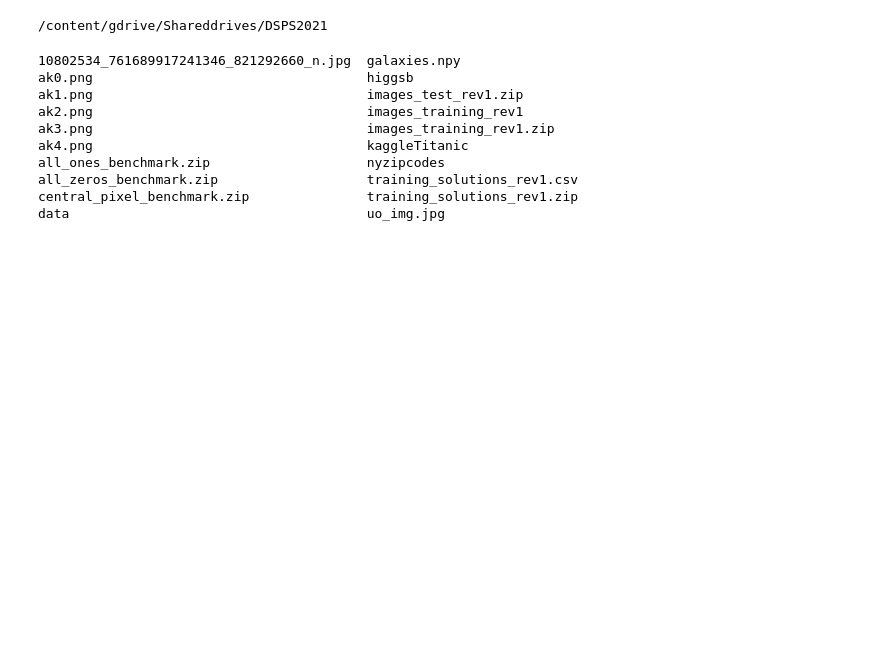
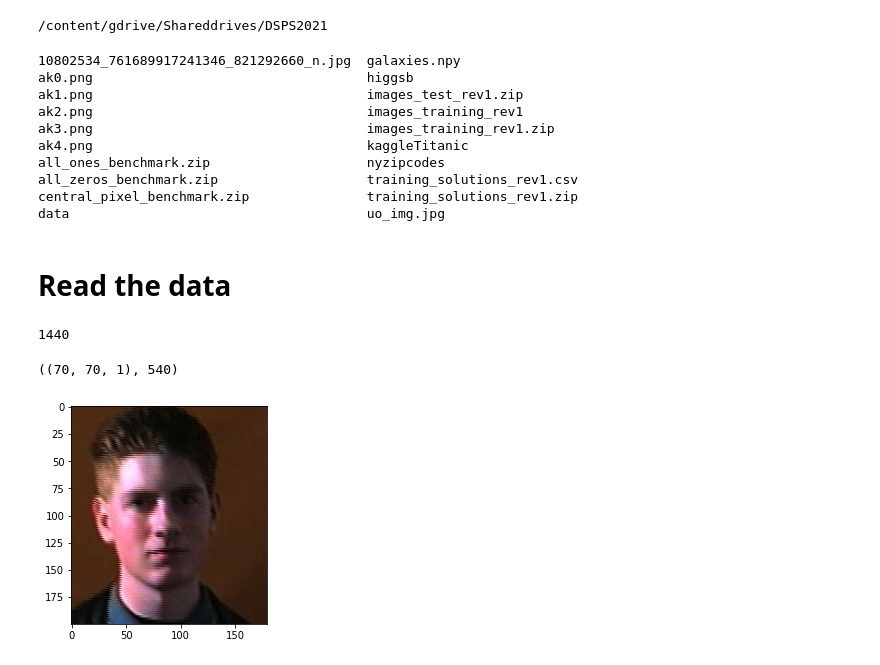
Before and after one commit to skumarudel/DSPS_SKumar, a Jupyter notebook: HW10/AutoEncoders_OnFaces.ipynb, the cells around one changed output. Drawn from its saved outputs; the diff is of its cells as text; code cells hidden in the pictures; blank space fills up the shorter version.

```diff
--- a/HW10/AutoEncoders_OnFaces.ipynb
+++ b/HW10/AutoEncoders_OnFaces.ipynb
@@ -35,3 +36,21 @@ all_ones_benchmark.zip                    nyzipcodes
 all_zeros_benchmark.zip                   training_solutions_rev1.csv
 central_pixel_benchmark.zip               training_solutions_rev1.zip
 data                                      uo_img.jpg
+# %% [markdown]
+# Read the data
+# %%
+flist = glob.glob("data/faces95/*jpg")
+N = len(flist)
+print(N)
+# %% [output]
+1440
+# %%
+im = Image.open(flist[40])
+np_im = np.array(im)[:,:,:3].astype(float) / 255 #normalize the images so that they are 0-1
+pl.imshow(np_im)
+# I am going to need only a subset of the image: the center part where the head is
+
+np_im[25:165:2,25:165:2,:1].shape, np.prod(np_im.shape[1:])
+# %% [output]
+((70, 70, 1), 540)
+[figure, added]
```
Also changed, not shown: parts of 16 cells of this notebook.
